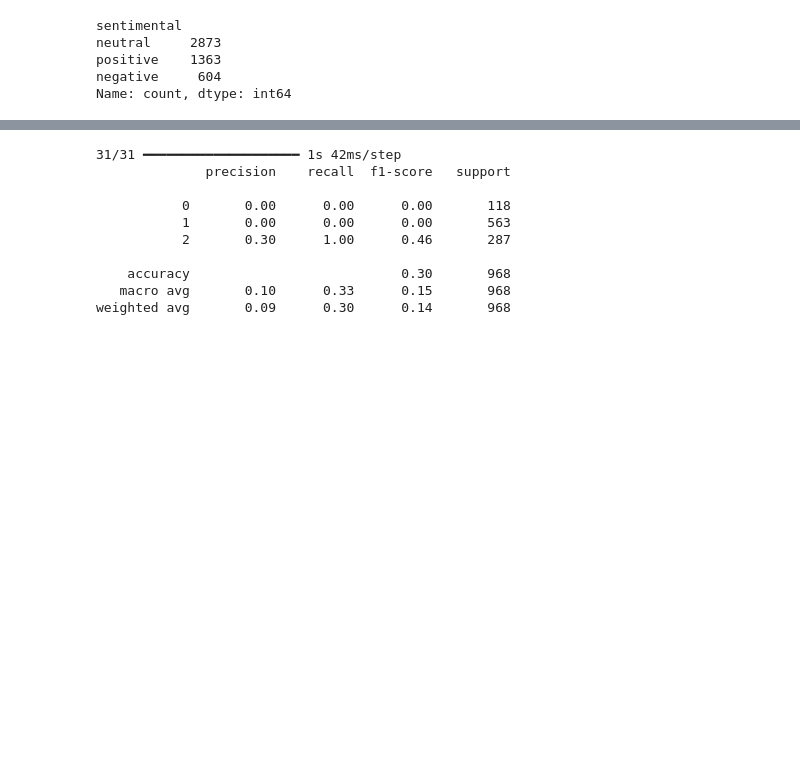
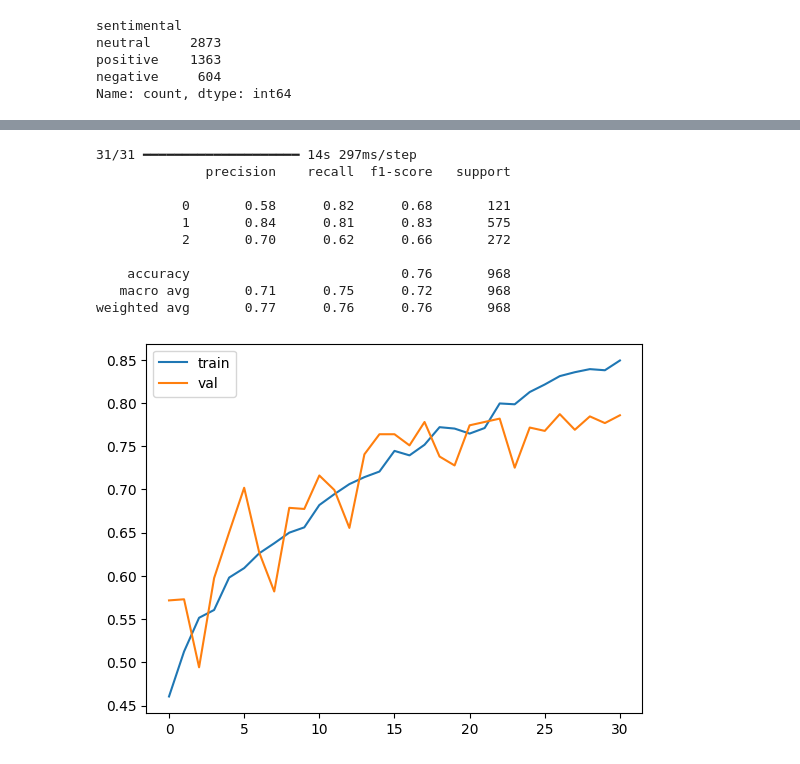
Before and after one commit to Tanush008/Real-Time-Financial-Sentiment-Pipeline, a Jupyter notebook: notebooks/senti.ipynb, the cells around one changed output, grey strips where cells are left out. Drawn from its saved outputs; the diff is of its cells as text; code cells hidden in the pictures; blank space fills up the shorter version.

```diff
--- a/senti.ipynb
+++ b/notebooks/senti.ipynb
@@ -410,0 +425,3 @@ Average Length 19.334969008264462
+# %%
+MAX_LENGTH = max(max_len_90, 100)   # at least 100
+print(f"Using MAX_LENGTH = {MAX_LENGTH}")
@@ -428,5 +447,5 @@ print(class_weights)
 # %%
 from tensorflow.keras.preprocessing.sequence import pad_sequences
 max_length=50
-X_train_padded = pad_sequences(X_train_sequences, maxlen=max_length, padding='post', truncating='post')
-X_test_padded = pad_sequences(X_test_sequences, maxlen=max_length, padding='post', truncating='post')
+X_train_padded = pad_sequences(X_train_sequences, maxlen=MAX_LENGTH, padding='post', truncating='post')
+X_test_padded = pad_sequences(X_test_sequences, maxlen=MAX_LENGTH, padding='post', truncating='post')
@@ -506,12 +580,22 @@ early_stop = EarlyStopping(
     patience=10,
     restore_best_weights=True
 )
+# %%
+reduce_lr = ReduceLROnPlateau(
+    monitor='val_loss',
+    factor=0.5,
+    patience=3,
+    min_lr=1e-6,
+    verbose=1
+)
 # %%
 history = model.fit(
     X_train_padded, y_train,
-    epochs=20,
+    epochs=50,
     batch_size=32,
     validation_split=0.2,
-    class_weight=class_weights
+    class_weight=class_weights,
+    callbacks=[early_stop, reduce_lr],
+    verbose=1
 )
 # %% [output]
@@ -545,18 +624,23 @@ Accuracy: 0.29648759961128235
 # %%
 from sklearn.metrics import classification_report
-
-y_pred = model.predict(X_test_padded)
-y_pred = y_pred.argmax(axis=1)
-
+y_pred_probs = model.predict(X_test_padded)
+y_pred = y_pred_probs.argmax(axis=1)
 print(classification_report(y_test, y_pred))
 # %% [output]
-31/31 ━━━━━━━━━━━━━━━━━━━━ 1s 42ms/step
+31/31 ━━━━━━━━━━━━━━━━━━━━ 14s 297ms/step
               precision    recall  f1-score   support
 
-           0       0.00      0.00      0.00       118
-           1       0.00      0.00      0.00       563
-           2       0.30      1.00      0.46       287
+           0       0.58      0.82      0.68       121
+           1       0.84      0.81      0.83       575
+           2       0.70      0.62      0.66       272
 
-    accuracy                           0.30       968
-   macro avg       0.10      0.33      0.15       968
-weighted avg       0.09      0.30      0.14       968
+    accuracy                           0.76       968
+   macro avg       0.71      0.75      0.72       968
+weighted avg       0.77      0.76      0.76       968
+# %%
+plt.plot(history.history['accuracy'])
+plt.plot(history.history['val_accuracy'])
+plt.legend(['train','val'])
+plt.show()
+# %% [output]
+[figure, added]
```
Also changed, not shown: parts of 22 cells of this notebook, 8 other files.
